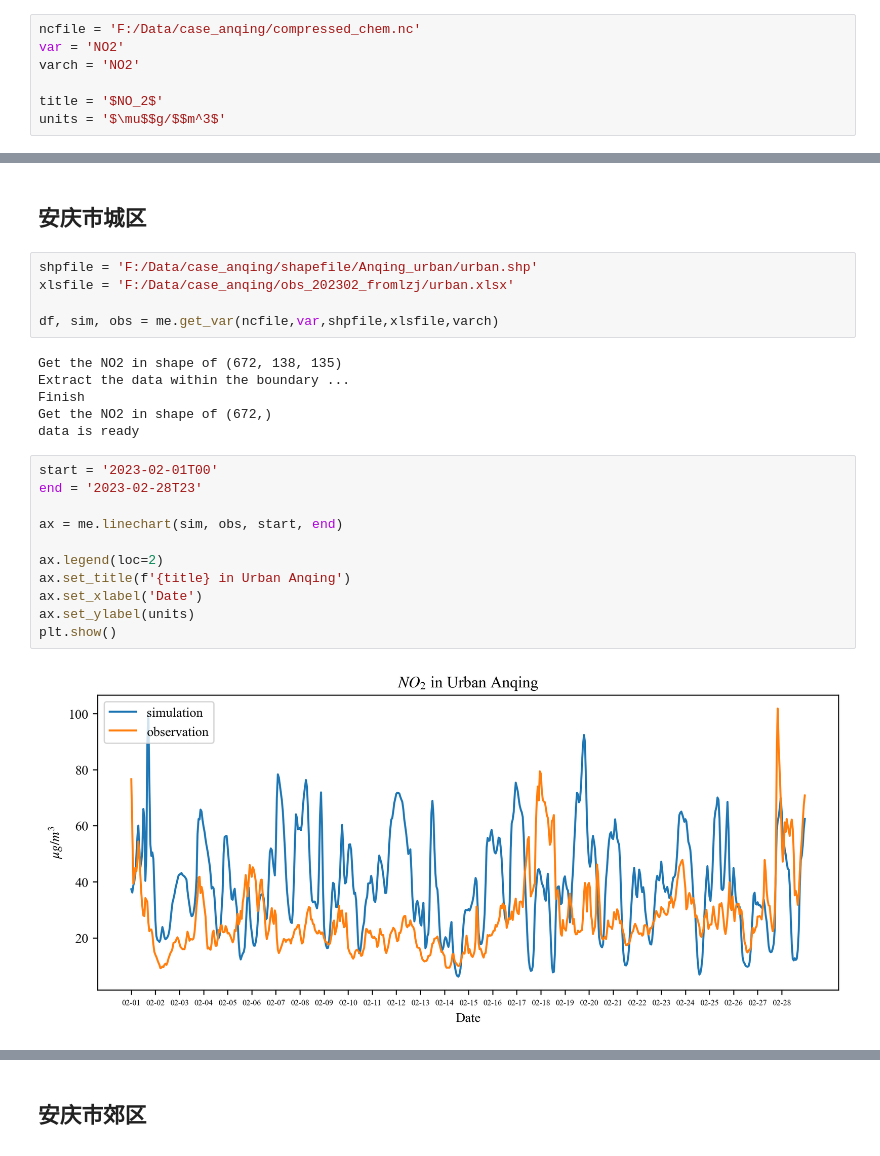
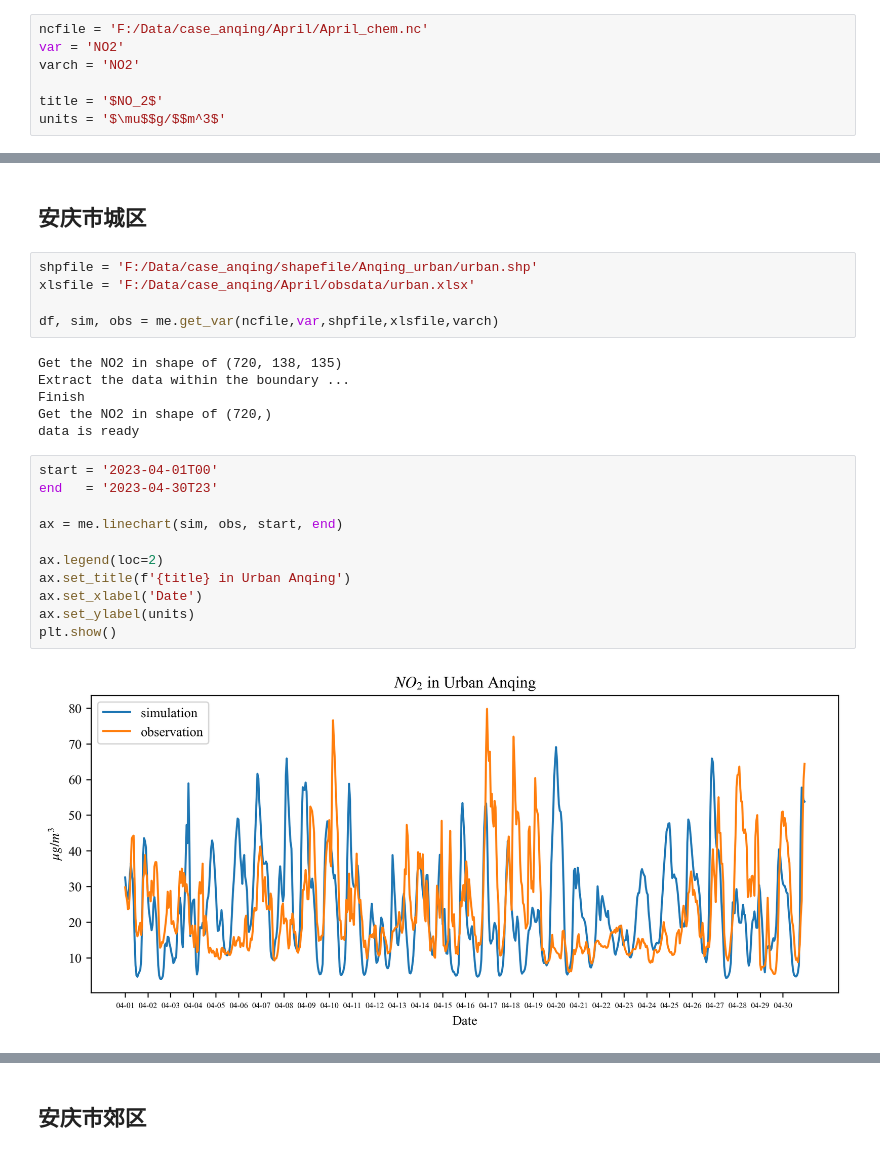
Before and after one commit to Iphisxu/Anqing, a Jupyter notebook: April/Data_evaluation/NO2.ipynb, the cells around one changed output, grey strips where cells are left out. Drawn from its saved outputs; the diff is of its cells as text.

```diff
--- a/April/Data_evaluation/NO2.ipynb
+++ b/April/Data_evaluation/NO2.ipynb
@@ -14,7 +16,7 @@ import matplotlib.pyplot as plt
 import warnings
 warnings.filterwarnings("ignore")
 # %%
-ncfile = 'F:/Data/case_anqing/compressed_chem.nc'
+ncfile = 'F:/Data/case_anqing/April/April_chem.nc'
 var = 'NO2'
 varch = 'NO2'
 
@@ -60,28 +62,28 @@ me.evaluation_frame(obs, sim, df)
 ## 安庆市城区
 # %%
 shpfile = 'F:/Data/case_anqing/shapefile/Anqing_urban/urban.shp'
-xlsfile = 'F:/Data/case_anqing/obs_202302_fromlzj/urban.xlsx'
+xlsfile = 'F:/Data/case_anqing/April/obsdata/urban.xlsx'
 
 df, sim, obs = me.get_var(ncfile,var,shpfile,xlsfile,varch)
 # %% [output]
-Get the NO2 in shape of (672, 138, 135)
+Get the NO2 in shape of (720, 138, 135)
 Extract the data within the boundary ...
 Finish
-Get the NO2 in shape of (672,)
+Get the NO2 in shape of (720,)
 data is ready
 # %%
-start = '2023-02-01T00'
-end = '2023-02-28T23'
+start = '2023-04-01T00'
+end   = '2023-04-30T23'
 
 ax = me.linechart(sim, obs, start, end)
 
 ax.legend(loc=2)
 ax.set_title(f'{title} in Urban Anqing')
 ax.set_xlabel('Date')
 ax.set_ylabel(units)
 plt.show()
 # %% [output]
-[figure, old version]
+[figure, new version]
 # %%
 me.evaluation_frame(obs, sim, df)
 # %% [output]
```
Also changed, not shown: parts of 6 cells of this notebook, 21 other files.
